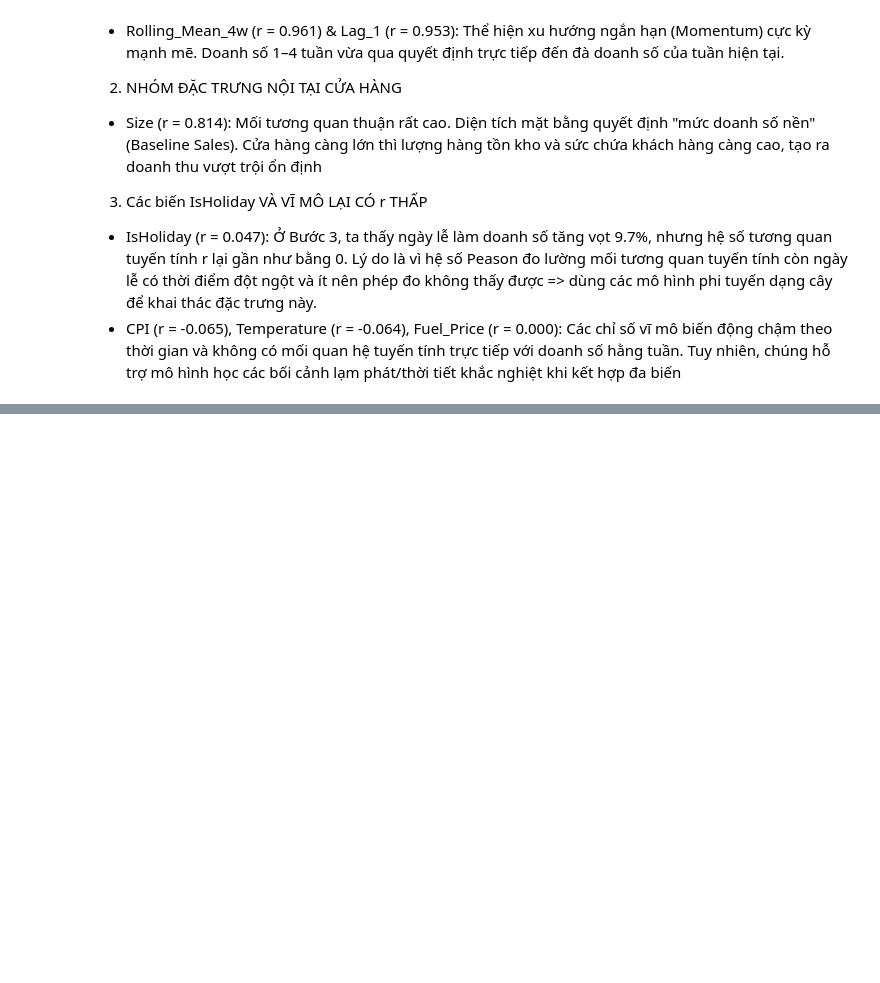
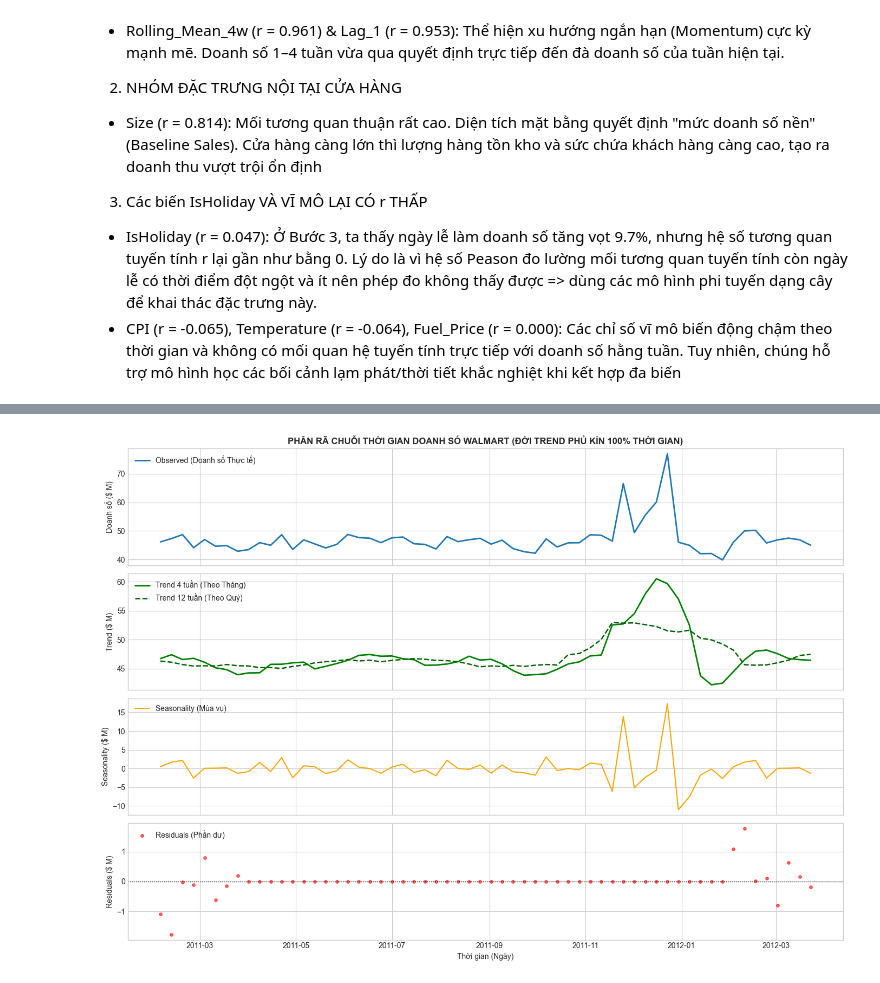
Before and after one commit to AIVIETNAM-AIO-trungcan/AIO_Conquer_Module3_PorscheClub, a Jupyter notebook: notebooks/01. Preprocessing.ipynb, the cells around one changed output, grey strips where cells are left out. Saved outputs shown, nothing was run; the diff lists cells and outputs as text; code cells hidden in the pictures; blank space fills up the shorter version.

Commit message:
update EDA with time series

```diff
--- a/notebooks/01. Preprocessing.ipynb
+++ b/notebooks/01. Preprocessing.ipynb
@@ -500,0 +558,87 @@ Ma trận tương quan Pearson (r) đã bóc tách rõ nét mức độ đóng g
+# %%
+import matplotlib.pyplot as plt
+import pandas as pd
+
+# 1. Tính tổng doanh số theo tuần trên toàn hệ thống
+weekly_sales = df.groupby('Date')['Weekly_Sales'].sum().sort_index()
+
+# 2. Tính Trend phủ kín 100% thời gian (min_periods=1 giúp không bị khuyết 2 đầu)
+trend_4w = weekly_sales.rolling(window=4, center=True, min_periods=1).mean()
+trend_12w = weekly_sales.rolling(window=12, center=True, min_periods=1).mean()
+
+# 3. Tính Seasonality & Residuals (Phần dư)
+detrended = weekly_sales - trend_4w
+seasonal = detrended.groupby(weekly_sales.index.isocalendar().week).transform(
+    'mean'
+)
+residuals = detrended - seasonal
+
+# 4. Vẽ đồ thị Phân rã Chuỗi Thời gian chuẩn hóa
+plt.style.use('seaborn-v0_8-whitegrid')
+fig, axes = plt.subplots(4, 1, figsize=(14, 10), sharex=True)
+
+# Biểu đồ 1: Observed (Thực tế)
+axes[0].plot(
+    weekly_sales.index,
+    weekly_sales / 1e6,
+    label='Observed (Doanh số Thực tế)',
+    color='#1f77b4',
+    linewidth=2,
+)
+axes[0].set_ylabel('Doanh số ($ M)')
+axes[0].set_title(
+    'PHÂN RÃ CHUỖI THỜI GIAN DOANH SỐ WALMART (ĐỜI TREND PHỦ KÍN 100% THỜI GIAN)',
+    fontsize=12,
+    fontweight='bold',
+)
+axes[0].legend(loc='upper left')
+
+# Biểu đồ 2: Trend (Xu hướng 4 tuần & 12 tuần)
+axes[1].plot(
+    trend_4w.index,
+    trend_4w / 1e6,
+    label='Trend 4 tuần (Theo Tháng)',
+    color='green',
+    linewidth=2,
+)
+axes[1].plot(
+    trend_12w.index,
+    trend_12w / 1e6,
+    label='Trend 12 tuần (Theo Quý)',
+    color='darkgreen',
+    linestyle='--',
+    linewidth=1.8,
+)
+axes[1].set_ylabel('Trend ($ M)')
+axes[1].legend(loc='upper left')
+
+# Biểu đồ 3: Seasonality (Mùa vụ)
+axes[2].plot(
+    seasonal.index,
+    seasonal / 1e6,
+    label='Seasonality (Mùa vụ)',
+    color='orange',
+    linewidth=1.5,
+)
+axes[2].set_ylabel('Seasonality ($ M)')
+axes[2].legend(loc='upper left')
+
+# Biểu đồ 4: Residuals (Nhiễu)
+axes[3].scatter(
+    residuals.index,
+    residuals / 1e6,
+    label='Residuals (Phần dư)',
+    color='red',
+    alpha=0.6,
+    s=15,
+)
+axes[3].axhline(0, color='black', linestyle=':', linewidth=1)
+axes[3].set_ylabel('Residuals ($ M)')
+axes[3].set_xlabel('Thời gian (Ngày)')
+axes[3].legend(loc='upper left')
+
+plt.tight_layout()
+plt.savefig('eda_time_series_decomposition_fixed.png', dpi=300)
+plt.show()
+# %% [output]
+[figure, added]
```
Also changed, not shown: parts of 5 cells of this notebook, 3 other files.
